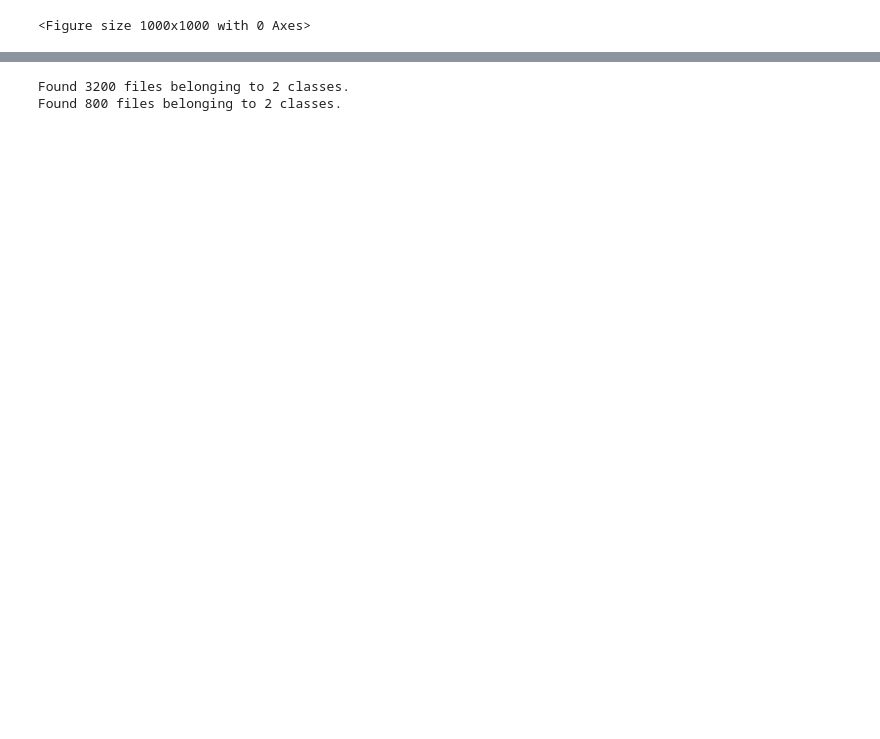
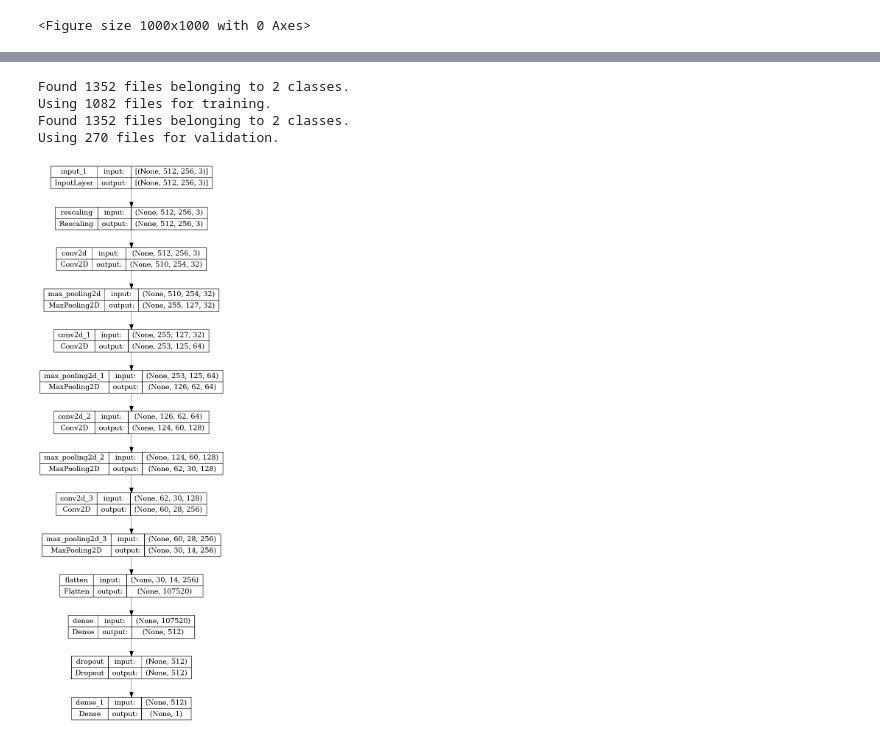
Before and after one commit to Gebreyowhans/Deep_Learning, a Jupyter notebook: rsna-bcd-modeling.ipynb, the cells around one changed output, grey strips where cells are left out. Saved outputs shown, nothing was run; the diff lists cells and outputs as text; code cells hidden in the pictures; blank space fills up the shorter version.

Commit message:
Kaggle Notebook | RSNA_BCD_Modeling | Version 21

```diff
--- a/rsna-bcd-modeling.ipynb
+++ b/rsna-bcd-modeling.ipynb
@@ -596,20 +628,31 @@ train_cancereous=[]
 val_cancereous=[]
 # %%
 # set up data generator for resacaling the images
-data_generator =ImageDataGenerator(rescale=1./255)
+#data_generator =ImageDataGenerator(rescale=1./255)
 
 # load the training and validation data from directories and apply the data generator to rescale the images
 train_dataset = image_dataset_from_directory(
     config.training_images_path,
+    #config.path+'train_images',
+
+    validation_split=0.2,
+    subset="training",
     image_size=img_size[1],
     batch_size=config.batch_size,
+    seed=config.seed,
     shuffle=True)
 
 validation_dataset = image_dataset_from_directory(
-    config.validations_images_path,
+    config.training_images_path,
+    #config.path+'train_images',
+    validation_split=0.2,
+    subset="validation",
     image_size=img_size[1],
     batch_size=config.batch_size,
+    seed=config.seed,
     shuffle=True)
 # %% [output]
-Found 3200 files belonging to 2 classes.
-Found 800 files belonging to 2 classes.
+Found 1352 files belonging to 2 classes.
+Using 1082 files for training.
+Found 1352 files belonging to 2 classes.
+Using 270 files for validation.
@@ -628,16 +659,27 @@ Found 800 files belonging to 2 classes.
 # %%
-# bcd_model = Sequential()
-# bcd_model.add(Conv2D(32, (3, 3), activation='relu', input_shape=(512, 256, 3)))
-# bcd_model.add(MaxPooling2D((2, 2)))
-# bcd_model.add(Conv2D(64, (3, 3), activation='relu'))
-# bcd_model.add(MaxPooling2D((2, 2)))
-# bcd_model.add(Conv2D(128, (3, 3), activation='relu'))
-# bcd_model.add(MaxPooling2D((2, 2)))
-# bcd_model.add(Conv2D(256, (3, 3), activation='relu'))
-# bcd_model.add(MaxPooling2D((2, 2)))
-# bcd_model.add(Flatten())
-# bcd_model.add(Dense(512, activation='relu'))
-# bcd_model.add(Dropout(0.5))
-# bcd_model.add(Dense(1, activation='sigmoid'))
+# Define input shape
+input_shape = (512,256,3)
+input_layer = Input(shape=input_shape)
+_input = Rescaling(scale=1./255)(input_layer)
+# Define convolutional layers
+conv1 = Conv2D(32, (3, 3), activation='relu')(_input)
+maxpool1 = MaxPooling2D((2, 2))(conv1)
+conv2 = Conv2D(64, (3, 3), activation='relu')(maxpool1)
+maxpool2 = MaxPooling2D((2, 2))(conv2)
+conv3 = Conv2D(128, (3, 3), activation='relu')(maxpool2)
+maxpool3 = MaxPooling2D((2, 2))(conv3)
+conv4 = Conv2D(256, (3, 3), activation='relu')(maxpool3)
+maxpool4 = MaxPooling2D((2, 2))(conv4)
 
-# bcd_model.summary()
+# Flatten and add fully connected layers
+flatten = Flatten()(maxpool4)
+dense1 = Dense(512, activation='relu')(flatten)
+dropout1 = Dropout(0.5)(dense1)
+output_layer = Dense(1, activation='sigmoid')(dropout1)
+
+# Define model and compile
+bcd_model = Model(inputs=input_layer, outputs=output_layer)
+
+plot_model(bcd_model,show_shapes=True)
+# %% [output]
+[figure, added]
```
Also changed, not shown: parts of 32 cells of this notebook.
